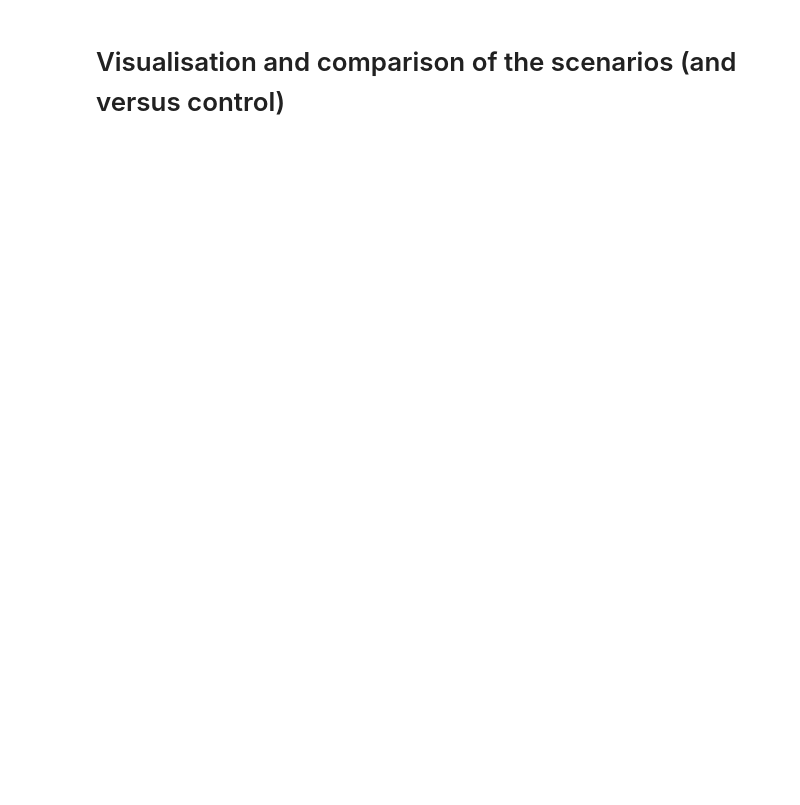
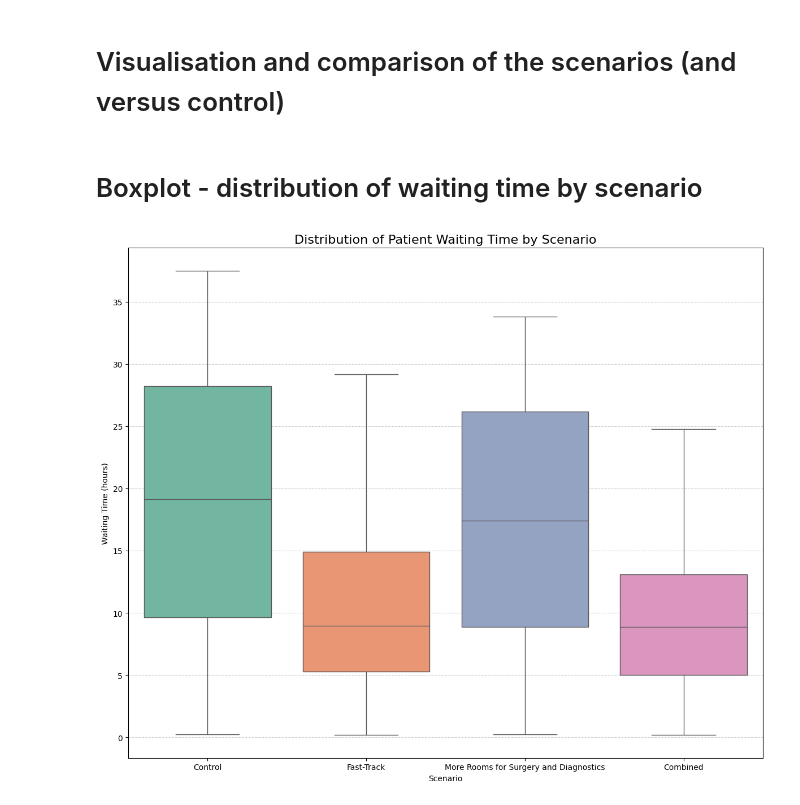
Before and after one commit to chigvintseva/UniProject-simulation-techniques, a Jupyter notebook: main.ipynb, the cells around one changed output. Saved outputs shown, nothing was run; the diff lists cells and outputs as text; code cells hidden in the pictures; blank space fills up the shorter version.

Commit message:
latest - visuals till violin plot

```diff
--- a/main.ipynb
+++ b/main.ipynb
@@ -860,2 +962,22 @@ Diagnostic Room Utilization: 33.46% average utilization
 # %% [markdown]
 # Visualisation and comparison  of the scenarios (and versus control)
+# %% [markdown]
+# Boxplot - distribution of waiting time by scenario
+# %%
+
+plt.figure(figsize=(12,10))
+sns.boxplot(
+    data=df_all[df_all['KPI'] == 'Waiting Time'],
+    x='Scenario', y='Value',
+    hue='Scenario',
+    palette='Set2',
+    legend=False
+)
+plt.title('Distribution of Patient Waiting Time by Scenario', fontsize=16)
+plt.ylabel('Waiting Time (hours)')
+plt.xlabel('Scenario')
+plt.grid(axis='y', linestyle='--', alpha=0.6)
+plt.tight_layout()
+plt.show()
+# %% [output]
+[figure, added]
```
Also changed, not shown: parts of 6 cells of this notebook.
